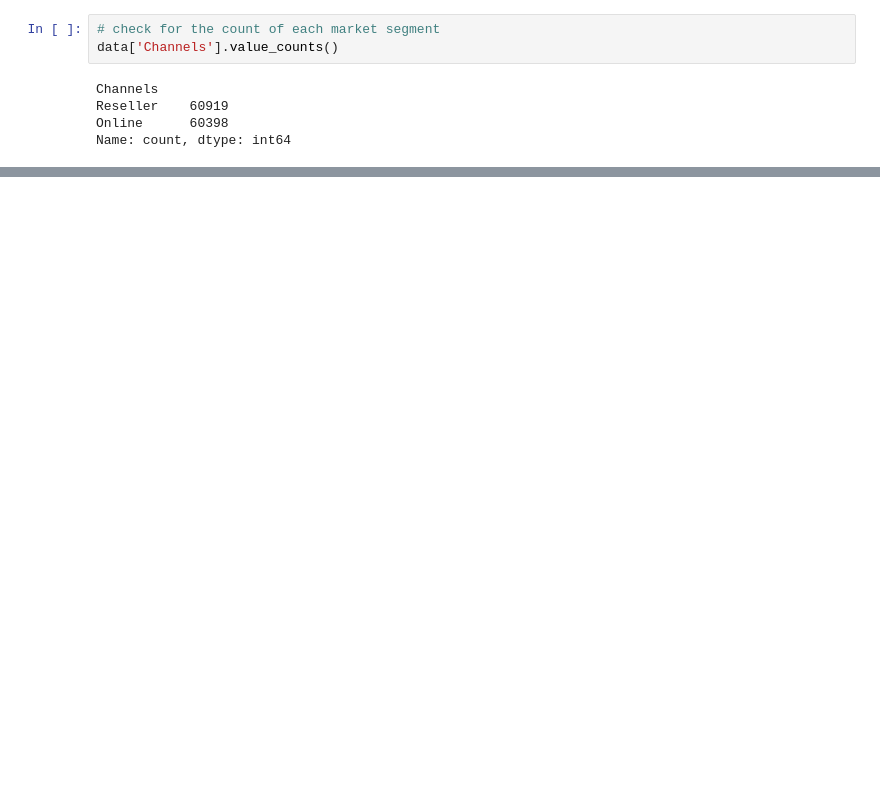
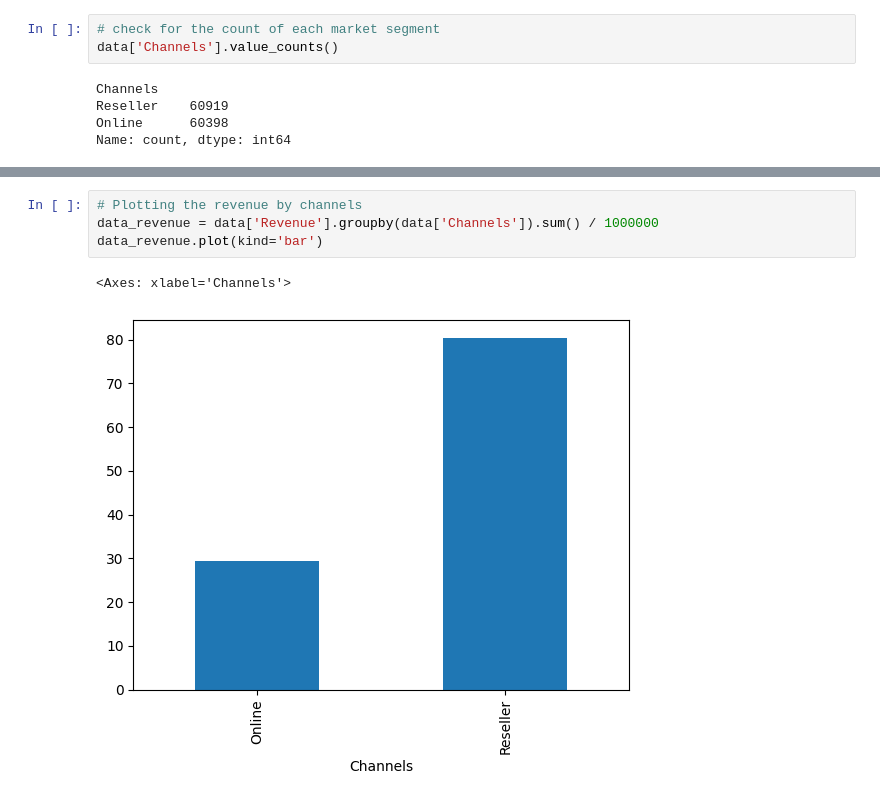
Before and after one commit to Laminf2ray/Sales-comparison, a Jupyter notebook: Sales-Channels-Performances.ipynb, the cells around one changed output, grey strips where cells are left out. Drawn from its saved outputs; the diff is of its cells as text; blank space fills up the shorter version.

```diff
--- a/Sales-Channels-Performances.ipynb
+++ b/Sales-Channels-Performances.ipynb
@@ -122,0 +130,7 @@ Name: Profit, dtype: float64
+# %%
+# Plotting the revenue by channels
+data_revenue = data['Revenue'].groupby(data['Channels']).sum() / 1000000
+data_revenue.plot(kind='bar')
+# %% [output]
+<Axes: xlabel='Channels'>
+[figure, added]
```
Also changed, not shown: parts of 17 cells of this notebook.
